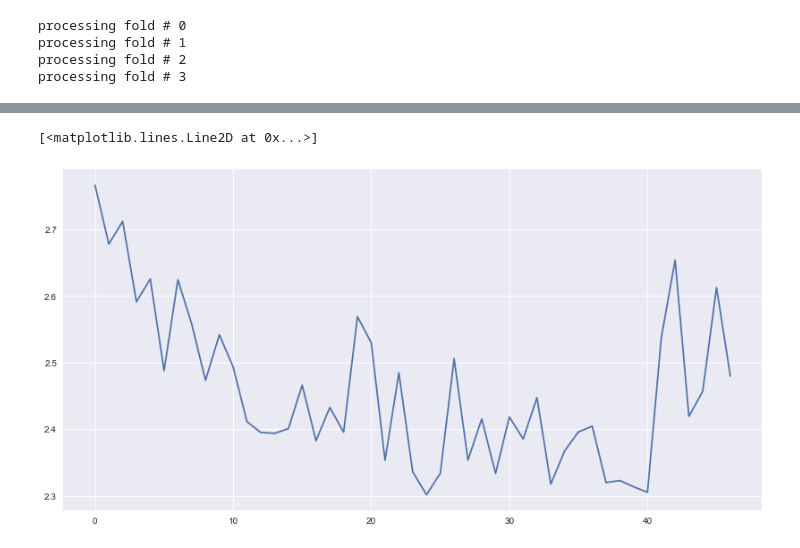
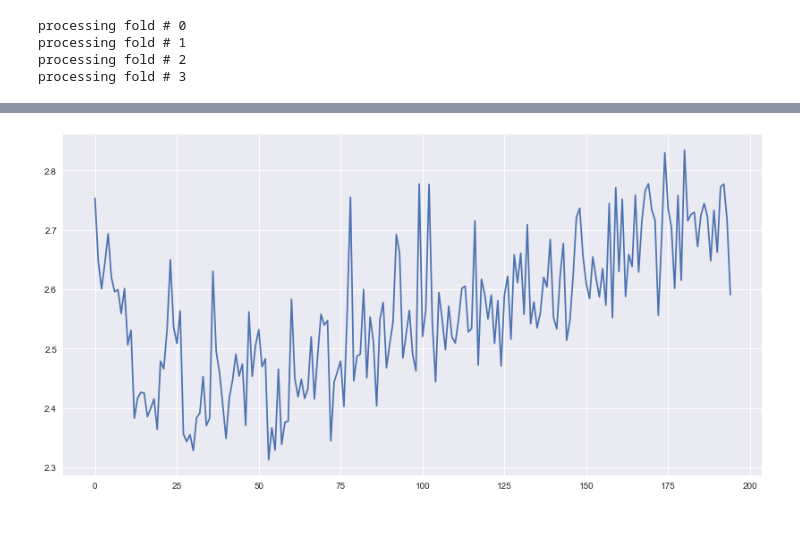
Before and after one commit to dominic-m/Data-Science-and-Machine-Learning-Portfolio, a Jupyter notebook: Boston Housing.ipynb, the cells around one changed output, grey strips where cells are left out. Cells and saved outputs as stored; diff of their text form; code cells hidden in the pictures.

```diff
--- a/Boston Housing.ipynb
+++ b/Boston Housing.ipynb
@@ -265,13 +268,3 @@ regressors.append(('GBR', GradientBoostingRegressor()))
 regressors.append(('ADA', AdaBoostRegressor()))
 # %%
 scorer = make_scorer(metrics.mean_absolute_error)
-# %%
-labels = ['Lasso', 'EN', 'Tree', 'KNN', 'SVR', 'RFR', 'GBR', 'ADA']
-
-cv_results = pd.DataFrame(data = 0.0, columns = ['Fold ' + str(i) for i in range(1,8)], index = labels)
-
-for name, regressor in regressors:
-    kfold = KFold(n_splits = 7, shuffle = True)
-    cv_results.loc[name,:] = cross_val_score(regressor, train_data, train_targets, cv = kfold, scoring = scorer)
-
-cv_results
@@ -287,0 +303,6 @@ cv_results
+# %%
+named_cvs = zip(labels, [lasso_cv, en_cv, tree_cv, knn_cv, svr_cv, rfr_cv, gbr_cv, ada_cv])
+cv_results = pd.DataFrame(data = 0.0, columns = labels, index = range(N*k))
+for name, df in named_cvs:
+    cv_results.loc[:,name] = pd.melt(df)['value']
+cv_results.head()
@@ -424,14 +457,3 @@ def build_model():
     model.add(layers.Dense(1))
     model.compile(optimizer = 'rmsprop', loss = 'mse', metrics = ['mae'])
     return model
-# %%
-val_data = train_data[325:]
-val_targets = train_targets[325:]
-partial_train_data = train_data[:325]
-partial_train_targets = train_targets[:325]
-
-model = build_model()
-history = model.fit(partial_train_data, partial_train_targets,
-                   epochs = 50, batch_size = 1,
-                   validation_data = (val_data, val_targets),
-                   verbose = False)
@@ -470,7 +460,7 @@ It looks like we peak at around 25-30 epochs, so we'll train until then.
 # %%
 k = 4
 num_val_samples = len(train_data) // k
-num_epochs = 50
+num_epochs = 200
 all_mae = []
 for i in range(k):
     print('processing fold #', i)
@@ -503,7 +489,6 @@ plt.plot(pd.DataFrame(all_mae).T);
 # averages each mae with the mae from a different fold but the same epoch
 average_mae_history = [np.mean([x[i] for x in all_mae]) for i in range(num_epochs)]
 # %%
-plt.plot(average_mae_history[3:])
+plt.plot(average_mae_history[5:]);
 # %% [output]
-[<matplotlib.lines.Line2D at 0x...>]
-[figure, old version]
+[figure, new version]
```
Also changed, not shown: parts of 37 cells of this notebook.
